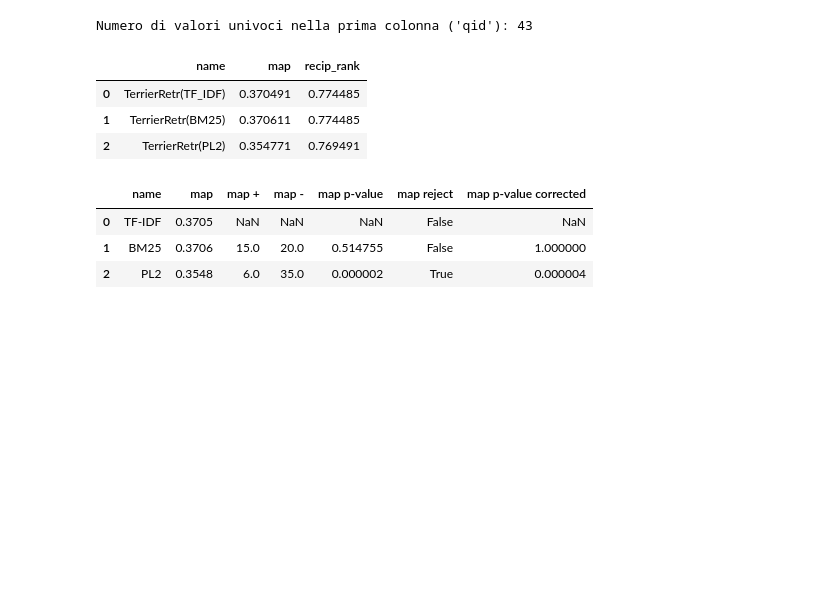
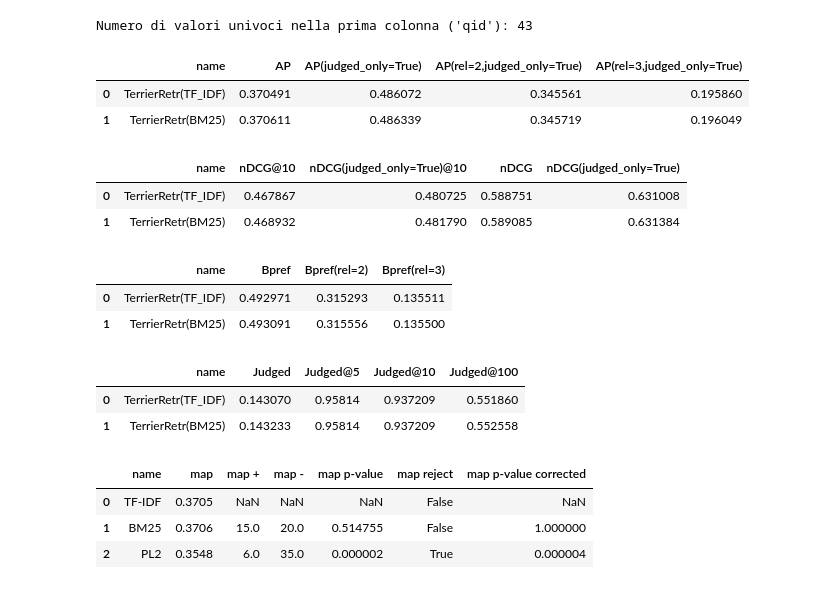
Before and after one commit to giuliocapecchi/IR_project, a Jupyter notebook: IR_project.ipynb, the cells around one changed output. Saved outputs shown, nothing was run; the diff lists cells and outputs as text; code cells hidden in the pictures; blank space fills up the shorter version.

Commit message:
executed ir measures

```diff
--- a/IR_project.ipynb
+++ b/IR_project.ipynb
@@ -1122,21 +1114,68 @@ print(f"Numero di valori univoci nella prima colonna ('qid'): {unique_values_cou
 # %% [output]
 Numero di valori univoci nella prima colonna ('qid'): 43
 # %%
+from pyterrier.measures import *
+
 # Definizione dei retriever
-TF_IDF = pt.BatchRetrieve(index, wmodel="TF_IDF")
-BM25 = pt.BatchRetrieve(index, wmodel="BM25")
-PL2 = pt.BatchRetrieve(index, wmodel="PL2")
-
-# Esegui l'esperimento
-pt.Experiment(
-    [TF_IDF, BM25, PL2],
-    processed_queries,
-    qrels,
-    eval_metrics=["map", "recip_rank"]
-)
+#TF_IDF = pt.BatchRetrieve(index, wmodel="TF_IDF")
+TF_IDF = pt.terrier.Retriever(index, wmodel="TF_IDF")
+BM25 = pt.terrier.Retriever(index, wmodel="BM25")
-# %% [output]
-|  | name | map | recip_rank |
-| 0 | TerrierRetr(TF_IDF) | 0.370491 | 0.774485 |
-| 1 | TerrierRetr(BM25) | 0.370611 | 0.774485 |
-| 2 | TerrierRetr(PL2) | 0.354771 | 0.769491 |
+# %%
+pt.Experiment(
+    [TF_IDF, BM25],
+    processed_queries,
+    qrels,
+    eval_metrics=[AP, AP(judged_only=True), AP(rel=2, judged_only=True), AP(rel=3, judged_only=True)]
+)
+
+# The [Mean] Average Precision ([M]AP).
+# The average precision of a single query is the mean of the precision scores at each relevant item returned in a search results list.
+# %% [output]
+|  | name | AP | AP(judged_only=True) | AP(rel=2,judged_only=True) | AP(rel=3,judged_only=True) |
+| 0 | TerrierRetr(TF_IDF) | 0.370491 | 0.486072 | 0.345561 | 0.195860 |
+| 1 | TerrierRetr(BM25) | 0.370611 | 0.486339 | 0.345719 | 0.196049 |
+# %%
+pt.Experiment(
+    [TF_IDF, BM25],
+    processed_queries,
+    qrels,
+    eval_metrics=[nDCG@10, nDCG(judged_only=True)@10, nDCG, nDCG(judged_only=True)]
+)
+
+# The normalized Discounted Cumulative Gain (nDCG).
+# Uses graded labels - systems that put the highest graded documents at the top of the ranking.
+# It is normalized wrt. the Ideal NDCG, i.e. documents ranked in descending order of graded label.
+# %% [output]
+|  | name | nDCG@10 | nDCG(judged_only=True)@10 | nDCG | nDCG(judged_only=True) |
+| 0 | TerrierRetr(TF_IDF) | 0.467867 | 0.480725 | 0.588751 | 0.631008 |
+| 1 | TerrierRetr(BM25) | 0.468932 | 0.481790 | 0.589085 | 0.631384 |
+# %%
+pt.Experiment(
+    [TF_IDF, BM25],
+    processed_queries,
+    qrels,
+    eval_metrics=[Bpref, Bpref(rel=2), Bpref(rel=3)],
+)
+
+# Binary Preference (Bpref).
+# This measure examines the relative ranks of judged relevant and non-relevant documents.
+# Non-judged documents are not considered.
+# %% [output]
+|  | name | Bpref | Bpref(rel=2) | Bpref(rel=3) |
+| 0 | TerrierRetr(TF_IDF) | 0.492971 | 0.315293 | 0.135511 |
+| 1 | TerrierRetr(BM25) | 0.493091 | 0.315556 | 0.135500 |
+# %%
+pt.Experiment(
+    [TF_IDF, BM25],
+    processed_queries,
+    qrels,
+    eval_metrics=[Judged, Judged@5, Judged@10, Judged@100],
+)
+
+# BPercentage of results in the top k (cutoff) results that have relevance judgments.
+# Equivalent to P@k with a rel lower than any judgment.
+# %% [output]
+|  | name | Judged | Judged@5 | Judged@10 | Judged@100 |
+| 0 | TerrierRetr(TF_IDF) | 0.143070 | 0.95814 | 0.937209 | 0.551860 |
+| 1 | TerrierRetr(BM25) | 0.143233 | 0.95814 | 0.937209 | 0.552558 |
 # %%
```
Also changed, not shown: parts of 35 cells of this notebook.
